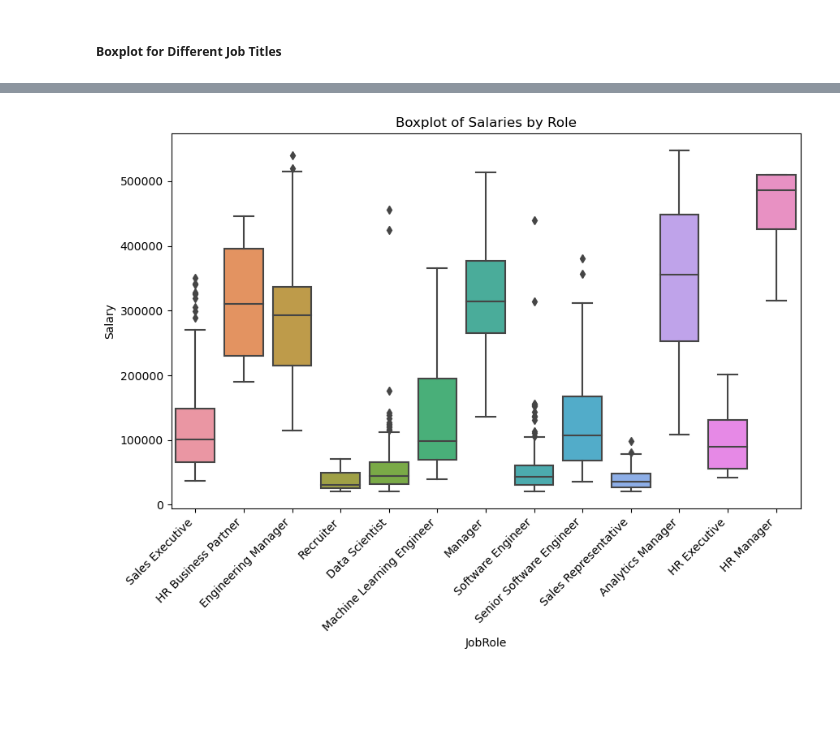
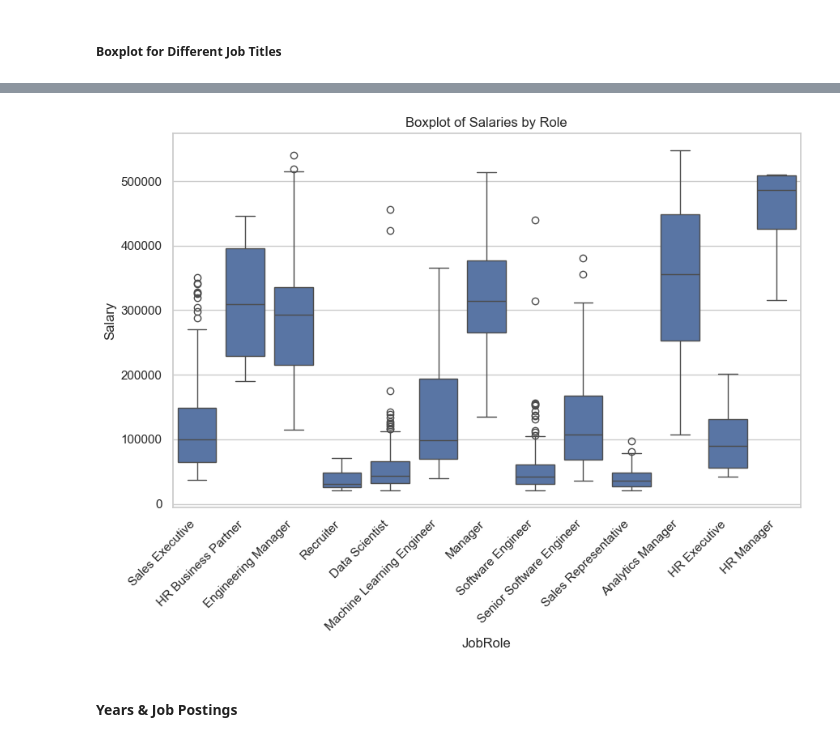
Before and after one commit to lesther-dumos/HR-Analytics-Project, a Jupyter notebook: index.ipynb, the cells around one changed output, grey strips where cells are left out. Drawn from its saved outputs; the diff is of its cells as text; code cells hidden in the pictures; blank space fills up the shorter version.

```diff
--- a/index.ipynb
+++ b/index.ipynb
@@ -92,12 +92,15 @@ job_role_salaries
 | Senior Software Engineer | 132.0 | 126161.295455 | 72674.852989 | 36012.0 | 68757.25 | 106898.5 | 167931.00 | 380248.0 |
 | Software Engineer | 294.0 | 51967.051020 | 37843.241005 | 20418.0 | 30749.50 | 42704.0 | 60771.75 | 439641.0 |
 # %%
-# Create boxplot based on job title and salary
+# Plot boxplot based on job title and salary
 
+sns.set_theme(style="whitegrid")
 plt.figure(figsize=(10, 6))
 sns.boxplot(x='JobRole', y='Salary', data=hr_df)
 plt.xticks(rotation=45, ha='right')
 plt.title('Boxplot of Salaries by Role')
 plt.show()
 # %% [output]
-[figure, old version]
+[figure, new version]
+# %% [markdown]
+#### Years & Job Postings
```
Also changed, not shown: parts of 1 cell of this notebook.
